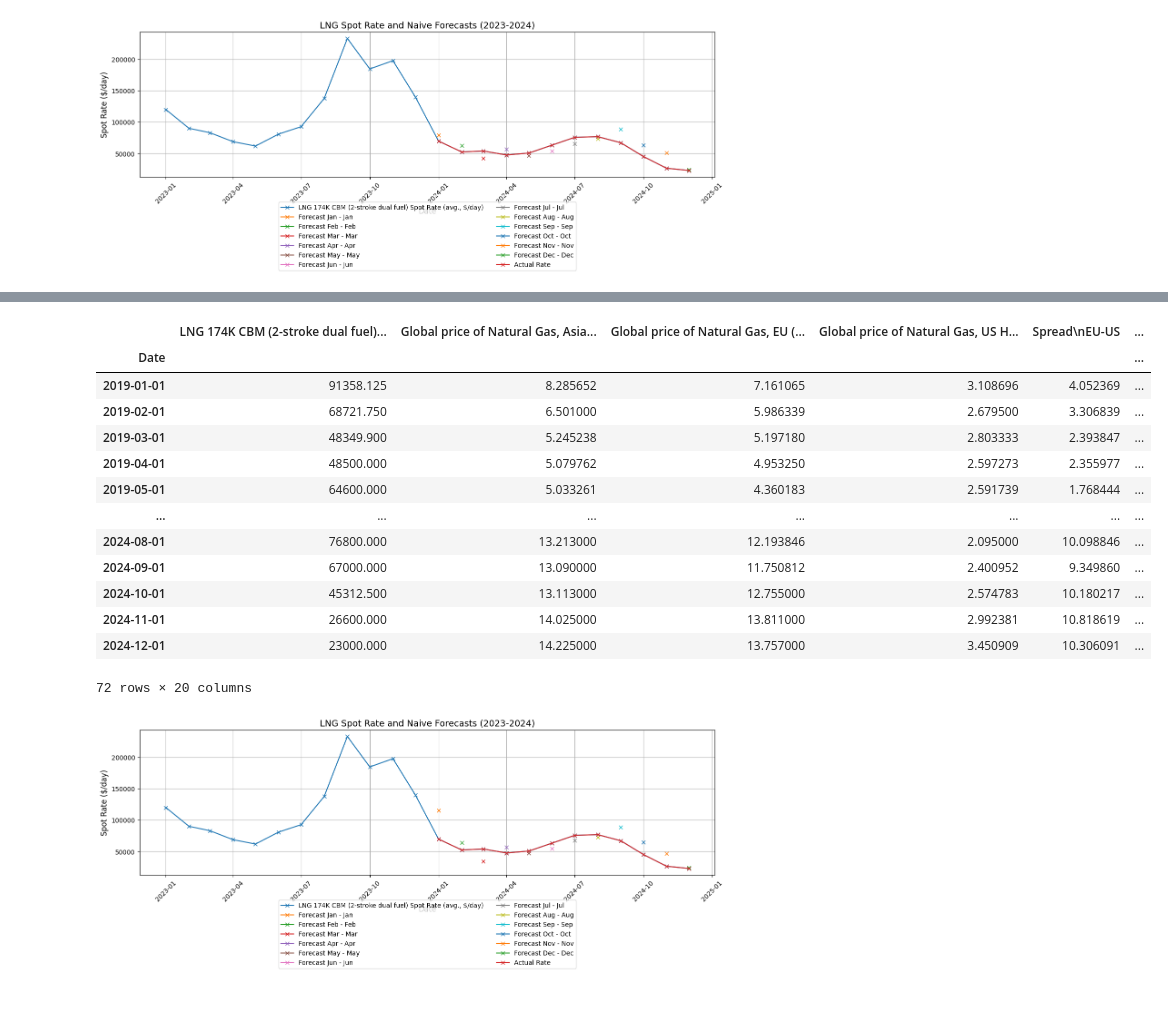
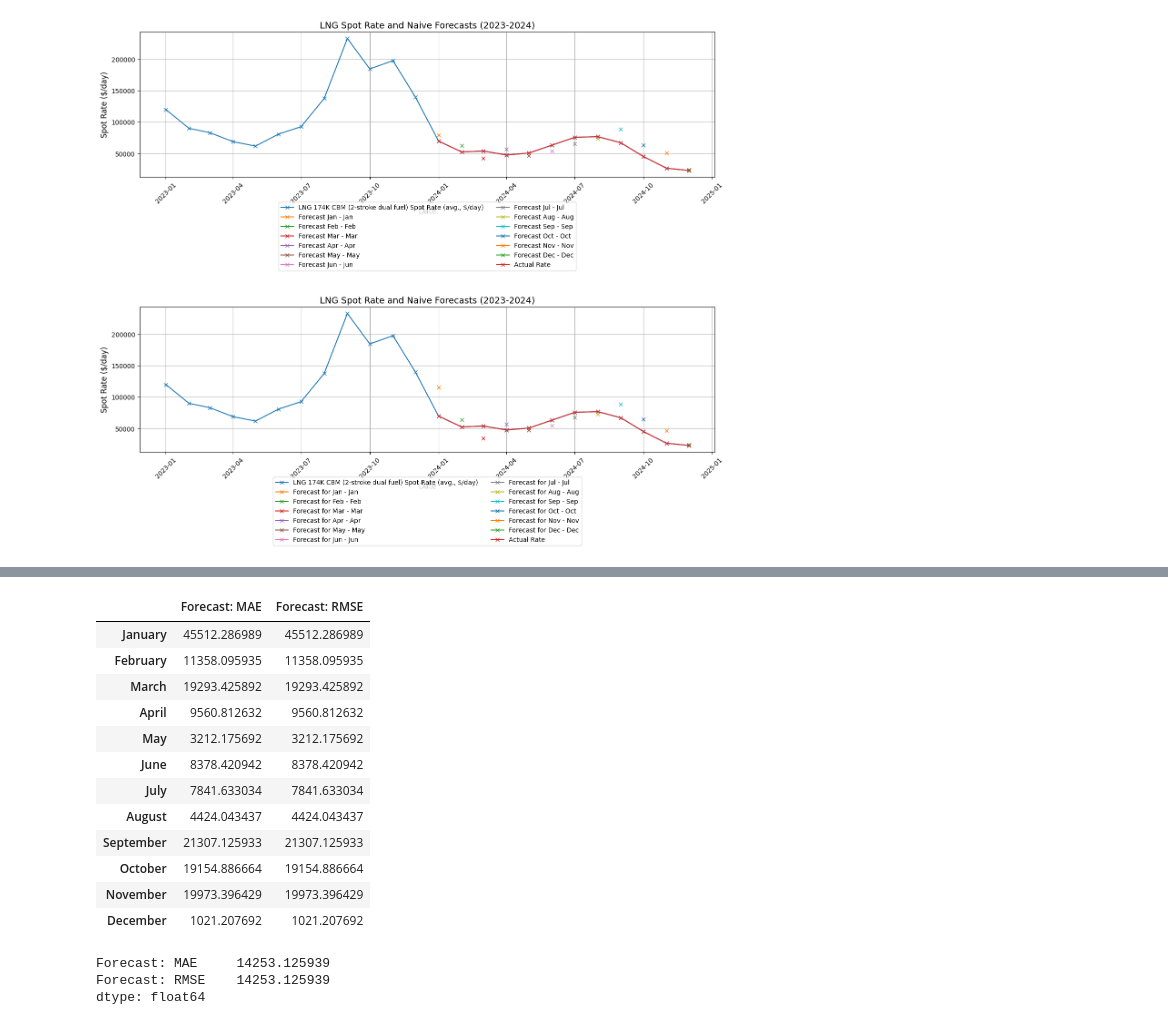
Before and after one commit to thomasmatre/LNGMaster, a Jupyter notebook: VAR_Forecast/var.ipynb, the cells around one changed output, grey strips where cells are left out. Cells and saved outputs as stored; diff of their text form; code cells hidden in the pictures.

```diff
--- a/VAR_Forecast/var.ipynb
+++ b/VAR_Forecast/var.ipynb
@@ -654,7 +654,7 @@ while forecast_end_date <= pd.to_datetime("2024-12-01"):
     df_temp_forecast = pd.DataFrame(forecast, index=forecast_range, columns=df_train.columns)
     log_forecast_cumsum = df_temp_forecast[target].cumsum() + last_log_value
     recovered_forecast = np.exp(log_forecast_cumsum)
-    df_forecast.loc[forecast_range, f"Forecast {forecast_start_date.strftime('%b')} - {forecast_end_date.strftime('%b')}"] = recovered_forecast
+    df_forecast.loc[forecast_range, f"Forecast for {forecast_start_date.strftime('%b')} - {forecast_end_date.strftime('%b')}"] = recovered_forecast
     forecast_start_date += pd.DateOffset(months=1)
     forecast_end_date += pd.DateOffset(months=1)
 
@@ -966,7 +966,7 @@ forecast_start_date = pd.to_datetime("2024-01-01")
 forecast_end_date = pd.to_datetime("2024-01-01")
 df_forecast = df_clean[forecast_data].copy()
 while forecast_end_date <= pd.to_datetime("2024-12-01"):
-    print(forecast_start_date)
+    #print(forecast_start_date)
     mask = (df_clean.index >= forecast_start_date) & (df_clean.index <= forecast_end_date)
     df_temp = df_clean[forecast_data].copy()
     df_train = df_temp[df_temp.index < forecast_start_date]
@@ -986,7 +986,7 @@ while forecast_end_date <= pd.to_datetime("2024-12-01"):
     df_temp_forecast = pd.DataFrame(forecast, index=forecast_range, columns=df_train.columns)
     log_forecast_cumsum = df_temp_forecast[target].cumsum() + last_log_value
     recovered_forecast = np.exp(log_forecast_cumsum)
-    df_forecast.loc[forecast_range, f"Forecast {forecast_start_date.strftime('%b')} - {forecast_end_date.strftime('%b')}"] = recovered_forecast
+    df_forecast.loc[forecast_range, f"Forecast for {forecast_start_date.strftime('%b')} - {forecast_end_date.strftime('%b')}"] = recovered_forecast
     forecast_start_date += pd.DateOffset(months=1)
     forecast_end_date += pd.DateOffset(months=1)
 
@@ -998,7 +998,7 @@ plot_df = df_forecast.loc['2023-01-01':]
 #rmse = np.sqrt(mean_squared_error(df_forecast.loc[mask, "Actual Rate"], df_forecast.loc[mask,"Forecast"]))
 #print(f"MAE: {mae:.2f}, RMSE: {rmse:.2f}")
 
-display(df_forecast)
+#display(df_forecast)
 # Plotting
 plt.figure(figsize=(14, 6))
 for column in plot_df.columns:
@@ -1014,4 +1014,22 @@ plt.xticks(rotation=45)
 plt.grid(True)
 plt.tight_layout()
 plt.show()
+
+
+months = pd.date_range(start='2024-01-01', periods=12, freq='MS').strftime('%B')
+
+df_metrics = pd.DataFrame(index=months)
+for i, month in enumerate(months):
+    if i+1 < 10:
+        df_metrics = getMetrics(df_forecast, df_metrics, f"2024-0{i+1}-01", f"2024-0{i+1}-01", f"Forecast for {month[:3]} - {month[:3]}")
+    else:
+        df_metrics = getMetrics(df_forecast, df_metrics, f"2024-{i+1}-01", f"2024-{i+1}-01", f"Forecast for {month[:3]} - {month[:3]}")
+df_forecast["1-Month Naive"] = df_forecast
+
+display(df_metrics)
+
+df_metrics.mean()
+
+#df_metrics = getMetrics(df_forecast, df_metrics, "2024-01-01", f"2024-03-01", "Naive: 3-Month for Jan-Mar")
 # %% [output]
+[figure, new version]
@@ -1030,15 +1039,16 @@ plt.show()
-|  | LNG 174K CBM (2-stroke dual fuel)... | Global price of Natural Gas, Asia... | Global price of Natural Gas, EU (... | Global price of Natural Gas, US H... | Spread\nEU-US | ... |
-| Date |  |  |  |  |  | ... |
-| 2019-01-01 | 91358.125 | 8.285652 | 7.161065 | 3.108696 | 4.052369 | ... |
-| 2019-02-01 | 68721.750 | 6.501000 | 5.986339 | 2.679500 | 3.306839 | ... |
-| 2019-03-01 | 48349.900 | 5.245238 | 5.197180 | 2.803333 | 2.393847 | ... |
-| 2019-04-01 | 48500.000 | 5.079762 | 4.953250 | 2.597273 | 2.355977 | ... |
-| 2019-05-01 | 64600.000 | 5.033261 | 4.360183 | 2.591739 | 1.768444 | ... |
-| ... | ... | ... | ... | ... | ... | ... |
-| 2024-08-01 | 76800.000 | 13.213000 | 12.193846 | 2.095000 | 10.098846 | ... |
-| 2024-09-01 | 67000.000 | 13.090000 | 11.750812 | 2.400952 | 9.349860 | ... |
-| 2024-10-01 | 45312.500 | 13.113000 | 12.755000 | 2.574783 | 10.180217 | ... |
-| 2024-11-01 | 26600.000 | 14.025000 | 13.811000 | 2.992381 | 10.818619 | ... |
-| 2024-12-01 | 23000.000 | 14.225000 | 13.757000 | 3.450909 | 10.306091 | ... |
+|  | Forecast: MAE | Forecast: RMSE |
+| January | 45512.286989 | 45512.286989 |
+| February | 11358.095935 | 11358.095935 |
+| March | 19293.425892 | 19293.425892 |
+| April | 9560.812632 | 9560.812632 |
+| May | 3212.175692 | 3212.175692 |
+| June | 8378.420942 | 8378.420942 |
+| July | 7841.633034 | 7841.633034 |
+| August | 4424.043437 | 4424.043437 |
+| September | 21307.125933 | 21307.125933 |
+| October | 19154.886664 | 19154.886664 |
+| November | 19973.396429 | 19973.396429 |
+| December | 1021.207692 | 1021.207692 |
-72 rows × 20 columns
+Forecast: MAE     14253.125939
+Forecast: RMSE    14253.125939
+dtype: float64
-[figure, old version]
```
Also changed, not shown: parts of 2 cells of this notebook, 1 other file.
